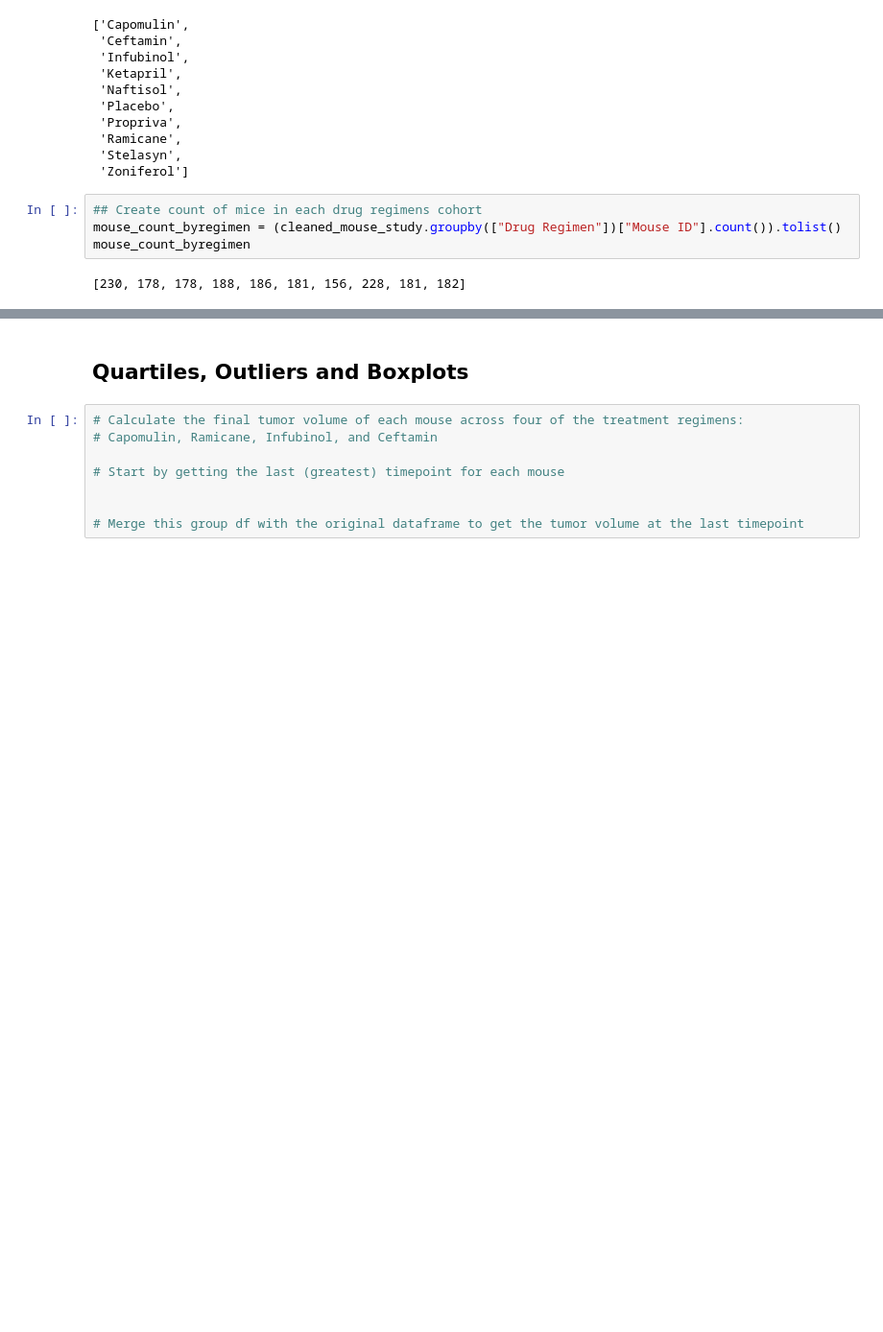
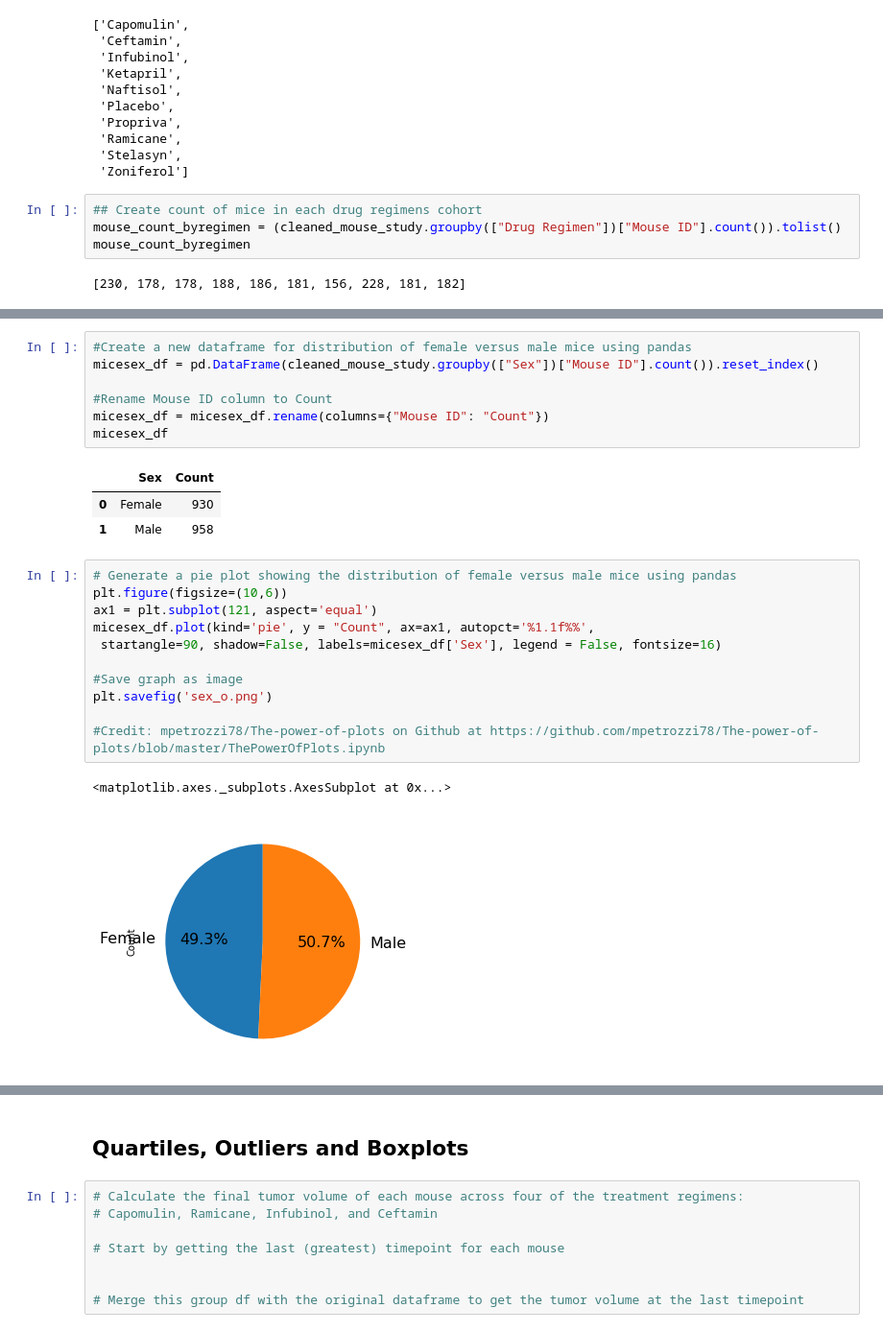
Before and after one commit to frangipani99/Pymaceuticals, a Jupyter notebook: pymaceuticals_starter.ipynb, the cells around one changed output, grey strips where cells are left out. Shown at 96% size. Saved outputs shown, nothing was run; the diff lists cells and outputs as text; blank space fills up the shorter version.

```diff
--- a/pymaceuticals_starter.ipynb
+++ b/pymaceuticals_starter.ipynb
@@ -192,0 +194,25 @@ No handles with labels found to put in legend.
+# %%
+#Create a new dataframe for distribution of female versus male mice using pandas
+micesex_df = pd.DataFrame(cleaned_mouse_study.groupby(["Sex"])["Mouse ID"].count()).reset_index()
+
+#Rename Mouse ID column to Count
+micesex_df = micesex_df.rename(columns={"Mouse ID": "Count"})
+micesex_df
+# %% [output]
+|  | Sex | Count |
+| 0 | Female | 930 |
+| 1 | Male | 958 |
+# %%
+# Generate a pie plot showing the distribution of female versus male mice using pandas
+plt.figure(figsize=(10,6))
+ax1 = plt.subplot(121, aspect='equal')
+micesex_df.plot(kind='pie', y = "Count", ax=ax1, autopct='%1.1f%%',
+ startangle=90, shadow=False, labels=micesex_df['Sex'], legend = False, fontsize=16)
+
+#Save graph as image
+plt.savefig('sex_o.png')
+
+#Credit: mpetrozzi78/The-power-of-plots on Github at https://github.com/mpetrozzi78/The-power-of-plots/blob/master/ThePowerOfPlots.ipynb
+# %% [output]
+<matplotlib.axes._subplots.AxesSubplot at 0x...>
+[figure, added]
```
Also changed, not shown: parts of 6 cells of this notebook.
